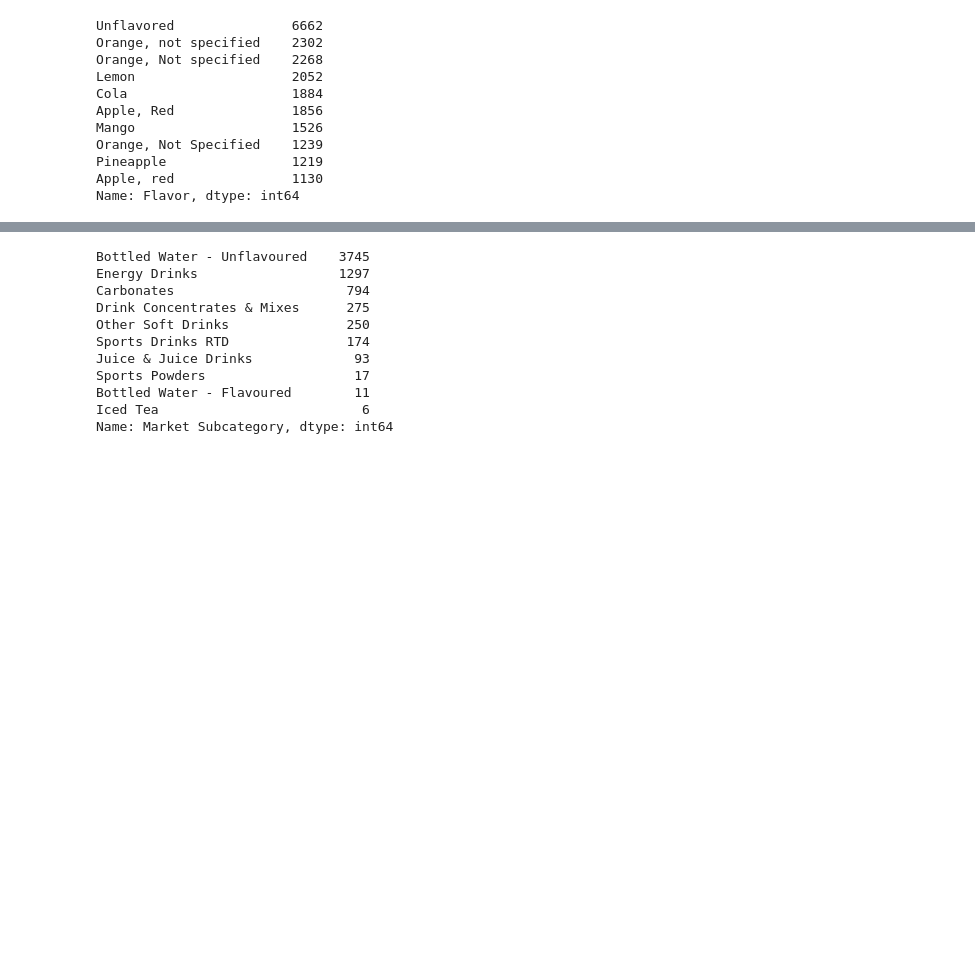
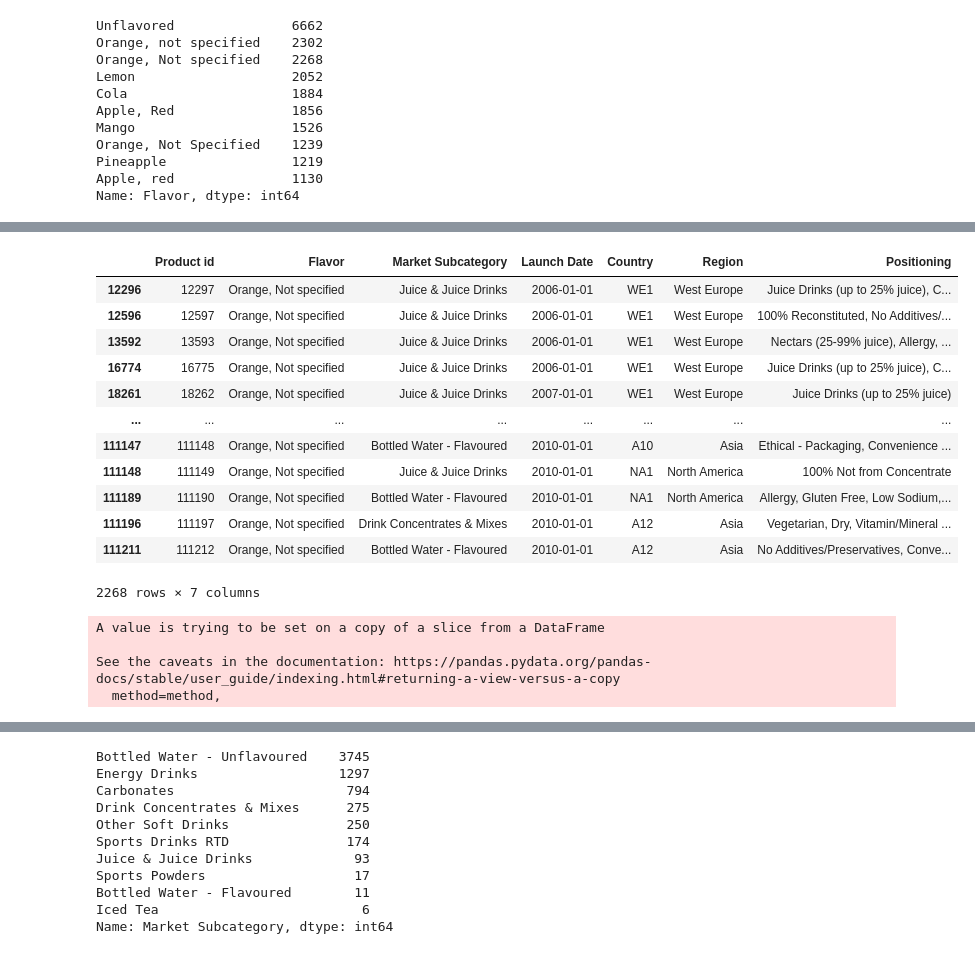
Before and after one commit to Priyabrat845/Emerging-Trends-case-study, a Jupyter notebook: Emerging_Trends_case_study.ipynb, the cells around one changed output, grey strips where cells are left out. Cells and saved outputs as stored; diff of their text form; code cells hidden in the pictures; blank space fills up the shorter version.

```diff
--- a/Emerging_Trends_case_study.ipynb
+++ b/Emerging_Trends_case_study.ipynb
@@ -91,0 +108,24 @@ Name: Flavor, dtype: int64
+# %%
+Products1[Products1['Flavor']=='Orange, Not specified']
+# %% [output]
+|  | Product id | Flavor | Market Subcategory | Launch Date | Country | Region | Positioning |
+| 12296 | 12297 | Orange, Not specified | Juice & Juice Drinks | 2006-01-01 | WE1 | West Europe | Juice Drinks (up to 25% juice), C... |
+| 12596 | 12597 | Orange, Not specified | Juice & Juice Drinks | 2006-01-01 | WE1 | West Europe | 100% Reconstituted, No Additives/... |
+| 13592 | 13593 | Orange, Not specified | Juice & Juice Drinks | 2006-01-01 | WE1 | West Europe | Nectars (25-99% juice), Allergy, ... |
+| 16774 | 16775 | Orange, Not specified | Juice & Juice Drinks | 2006-01-01 | WE1 | West Europe | Juice Drinks (up to 25% juice), C... |
+| 18261 | 18262 | Orange, Not specified | Juice & Juice Drinks | 2007-01-01 | WE1 | West Europe | Juice Drinks (up to 25% juice) |
+| ... | ... | ... | ... | ... | ... | ... | ... |
+| 111147 | 111148 | Orange, Not specified | Bottled Water - Flavoured | 2010-01-01 | A10 | Asia | Ethical - Packaging, Convenience ... |
+| 111148 | 111149 | Orange, Not specified | Juice & Juice Drinks | 2010-01-01 | NA1 | North America | 100% Not from Concentrate |
+| 111189 | 111190 | Orange, Not specified | Bottled Water - Flavoured | 2010-01-01 | NA1 | North America | Allergy, Gluten Free, Low Sodium,... |
+| 111196 | 111197 | Orange, Not specified | Drink Concentrates & Mixes | 2010-01-01 | A12 | Asia | Vegetarian, Dry, Vitamin/Mineral ... |
+| 111211 | 111212 | Orange, Not specified | Bottled Water - Flavoured | 2010-01-01 | A12 | Asia | No Additives/Preservatives, Conve... |
+2268 rows × 7 columns
+# %%
+# Replacing the flavor "Orange, not specified" & "Orange, Not specified" with "Orange, Not specified".
+Products1['Flavor'].replace({"Orange, not specified":"Orange, Not Specified","Orange, Not specified":"Orange, Not Specified"}, inplace=True)
+# %% [output]
+A value is trying to be set on a copy of a slice from a DataFrame
+
+See the caveats in the documentation: https://pandas.pydata.org/pandas-docs/stable/user_guide/indexing.html#returning-a-view-versus-a-copy
+  method=method,
```
Also changed, not shown: parts of 13 cells of this notebook.
